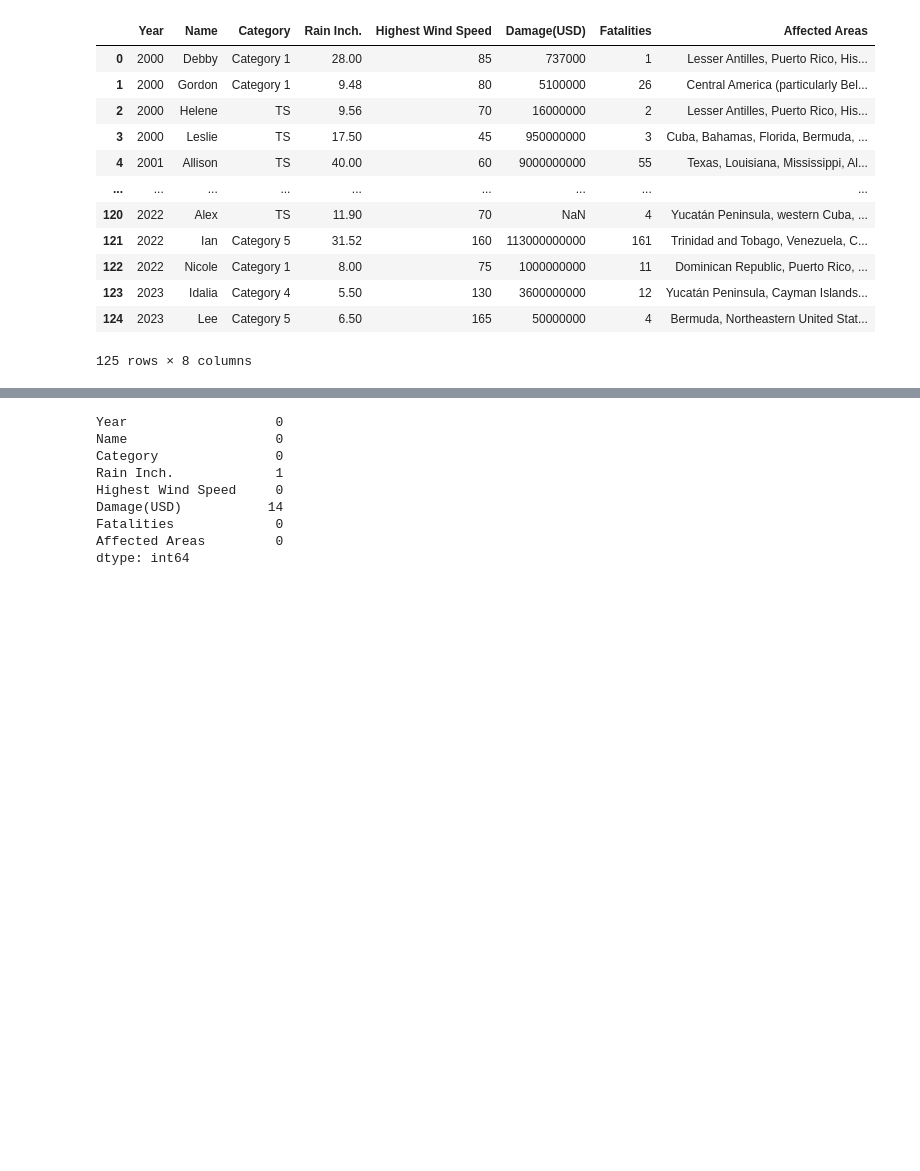
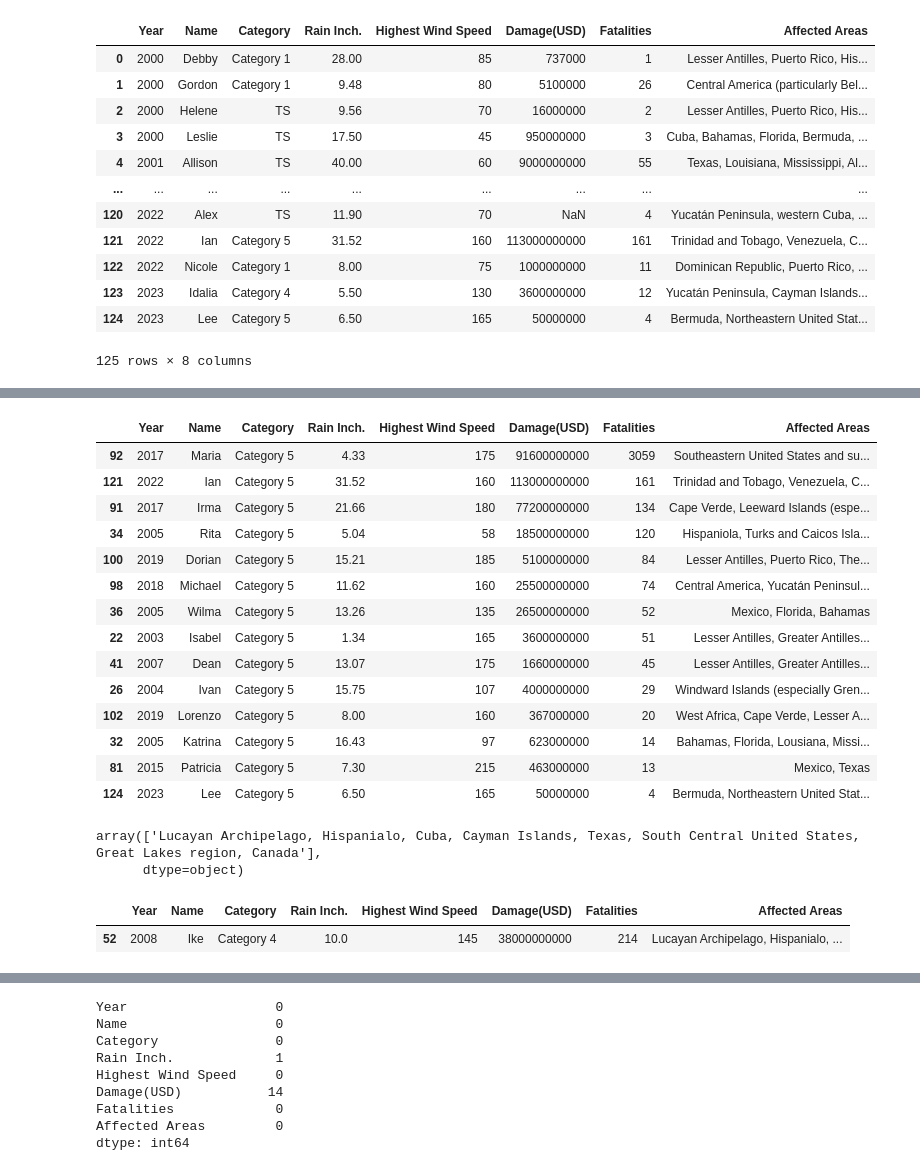
Before and after one commit to nghosh24/dsc106-final-project, a Jupyter notebook: final-project.ipynb, the cells around one changed output, grey strips where cells are left out. Drawn from its saved outputs; the diff is of its cells as text; code cells hidden in the pictures; blank space fills up the shorter version.

```diff
--- a/final-project.ipynb
+++ b/final-project.ipynb
@@ -103,0 +40,28 @@ set(all_places)
+# %%
+df[df['Category'] == 'Category 5'].sort_values(by='Fatalities', ascending=False)
+# %% [output]
+|  | Year | Name | Category | Rain Inch. | Highest Wind Speed | Damage(USD) | Fatalities | Affected Areas |
+| 92 | 2017 | Maria | Category 5 | 4.33 | 175 | 91600000000 | 3059 | Southeastern United States and su... |
+| 121 | 2022 | Ian | Category 5 | 31.52 | 160 | 113000000000 | 161 | Trinidad and Tobago, Venezuela, C... |
+| 91 | 2017 | Irma | Category 5 | 21.66 | 180 | 77200000000 | 134 | Cape Verde, Leeward Islands (espe... |
+| 34 | 2005 | Rita | Category 5 | 5.04 | 58 | 18500000000 | 120 | Hispaniola, Turks and Caicos Isla... |
+| 100 | 2019 | Dorian | Category 5 | 15.21 | 185 | 5100000000 | 84 | Lesser Antilles, Puerto Rico, The... |
+| 98 | 2018 | Michael | Category 5 | 11.62 | 160 | 25500000000 | 74 | Central America, Yucatán Peninsul... |
+| 36 | 2005 | Wilma | Category 5 | 13.26 | 135 | 26500000000 | 52 | Mexico, Florida, Bahamas |
+| 22 | 2003 | Isabel | Category 5 | 1.34 | 165 | 3600000000 | 51 | Lesser Antilles, Greater Antilles... |
+| 41 | 2007 | Dean | Category 5 | 13.07 | 175 | 1660000000 | 45 | Lesser Antilles, Greater Antilles... |
+| 26 | 2004 | Ivan | Category 5 | 15.75 | 107 | 4000000000 | 29 | Windward Islands (especially Gren... |
+| 102 | 2019 | Lorenzo | Category 5 | 8.00 | 160 | 367000000 | 20 | West Africa, Cape Verde, Lesser A... |
+| 32 | 2005 | Katrina | Category 5 | 16.43 | 97 | 623000000 | 14 | Bahamas, Florida, Lousiana, Missi... |
+| 81 | 2015 | Patricia | Category 5 | 7.30 | 215 | 463000000 | 13 | Mexico, Texas |
+| 124 | 2023 | Lee | Category 5 | 6.50 | 165 | 50000000 | 4 | Bermuda, Northeastern United Stat... |
+# %%
+df[df['Name']=='Ike']['Affected Areas'].unique()
+# %% [output]
+array(['Lucayan Archipelago, Hispanialo, Cuba, Cayman Islands, Texas, South Central United States, Great Lakes region, Canada'],
+      dtype=object)
+# %%
+df[df['Name'] =='Ike']
+# %% [output]
+|  | Year | Name | Category | Rain Inch. | Highest Wind Speed | Damage(USD) | Fatalities | Affected Areas |
+| 52 | 2008 | Ike | Category 4 | 10.0 | 145 | 38000000000 | 214 | Lucayan Archipelago, Hispanialo, ... |
```
Also changed, not shown: parts of 9 cells of this notebook, 4 other files.
